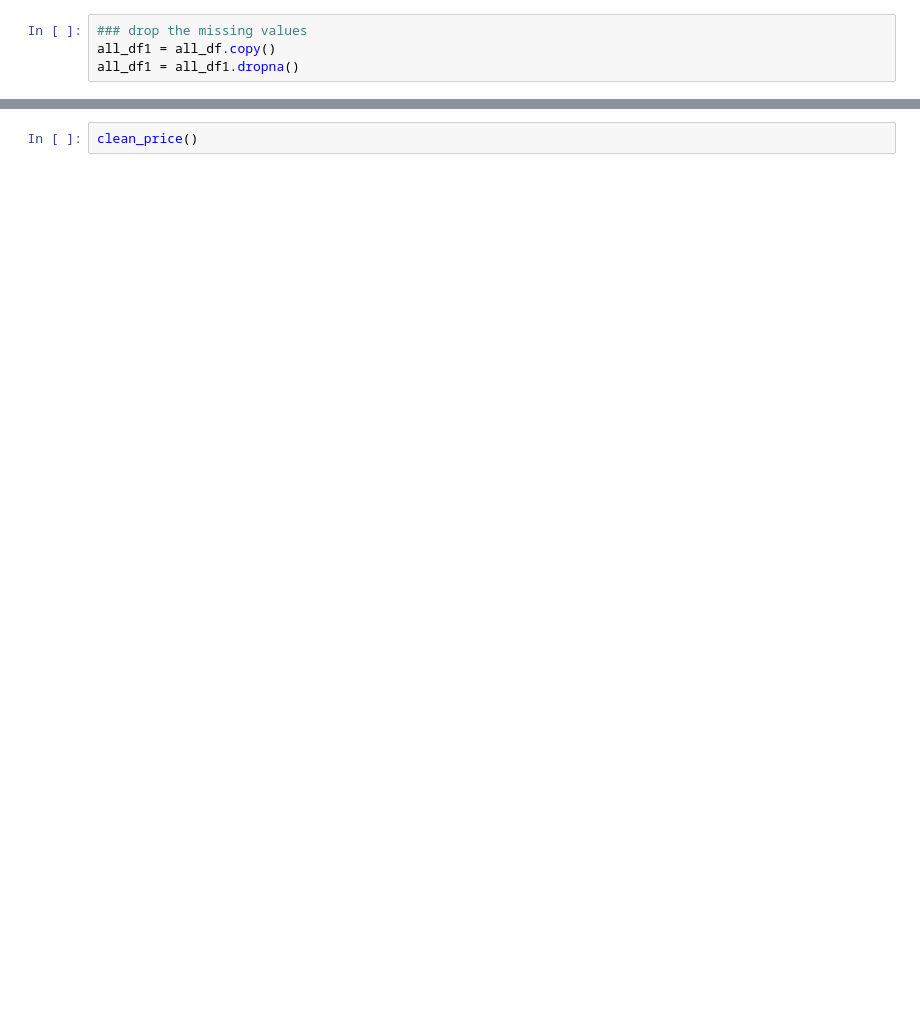
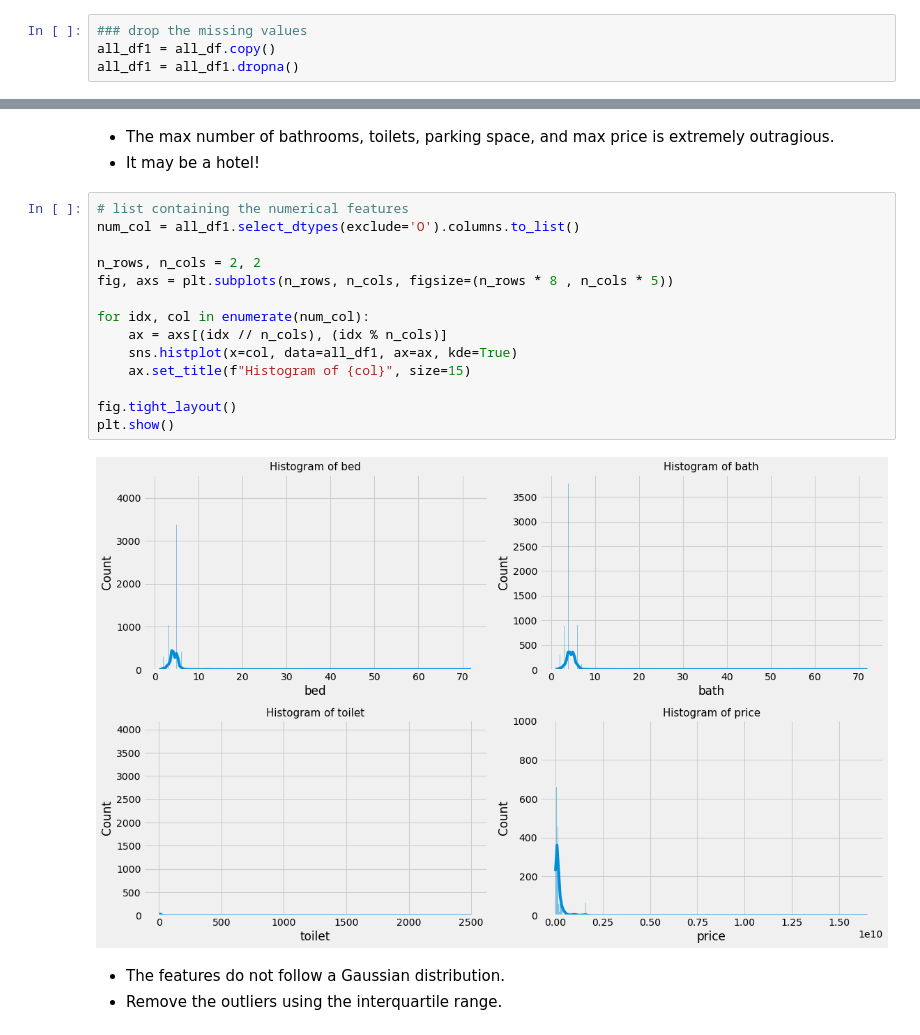
Before and after one commit to chineidu/house_prediction, a Jupyter notebook: house_prices.ipynb, the cells around one changed output, grey strips where cells are left out. Saved outputs shown, nothing was run; the diff lists cells and outputs as text; blank space fills up the shorter version.

```diff
--- a/house_prices.ipynb
+++ b/house_prices.ipynb
@@ -147,2 +164,22 @@ all_df1.describe()
-# %%
-clean_price()
+# %% [markdown]
+* The max number of bathrooms, toilets, parking space, and max price is extremely outragious.
+* It may be a hotel!
+# %%
+# list containing the numerical features
+num_col = all_df1.select_dtypes(exclude='O').columns.to_list()
+
+n_rows, n_cols = 2, 2
+fig, axs = plt.subplots(n_rows, n_cols, figsize=(n_rows * 8 , n_cols * 5))
+
+for idx, col in enumerate(num_col):
+    ax = axs[(idx // n_cols), (idx % n_cols)]
+    sns.histplot(x=col, data=all_df1, ax=ax, kde=True)
+    ax.set_title(f"Histogram of {col}", size=15)
+
+fig.tight_layout()
+plt.show()
+# %% [output]
+[figure, added]
+# %% [markdown]
+* The features do not follow a Gaussian distribution.
+* Remove the outliers using the interquartile range.
```
Also changed, not shown: parts of 33 cells of this notebook, 5 other files.
